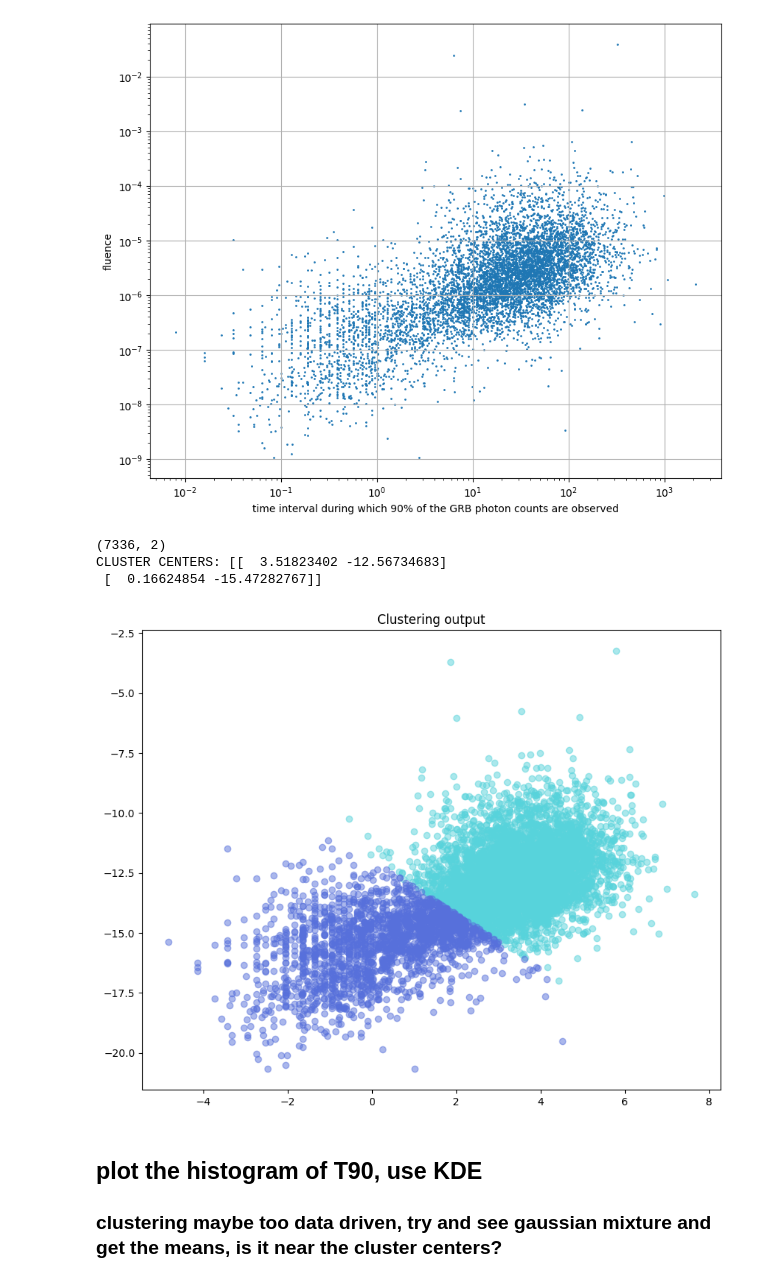
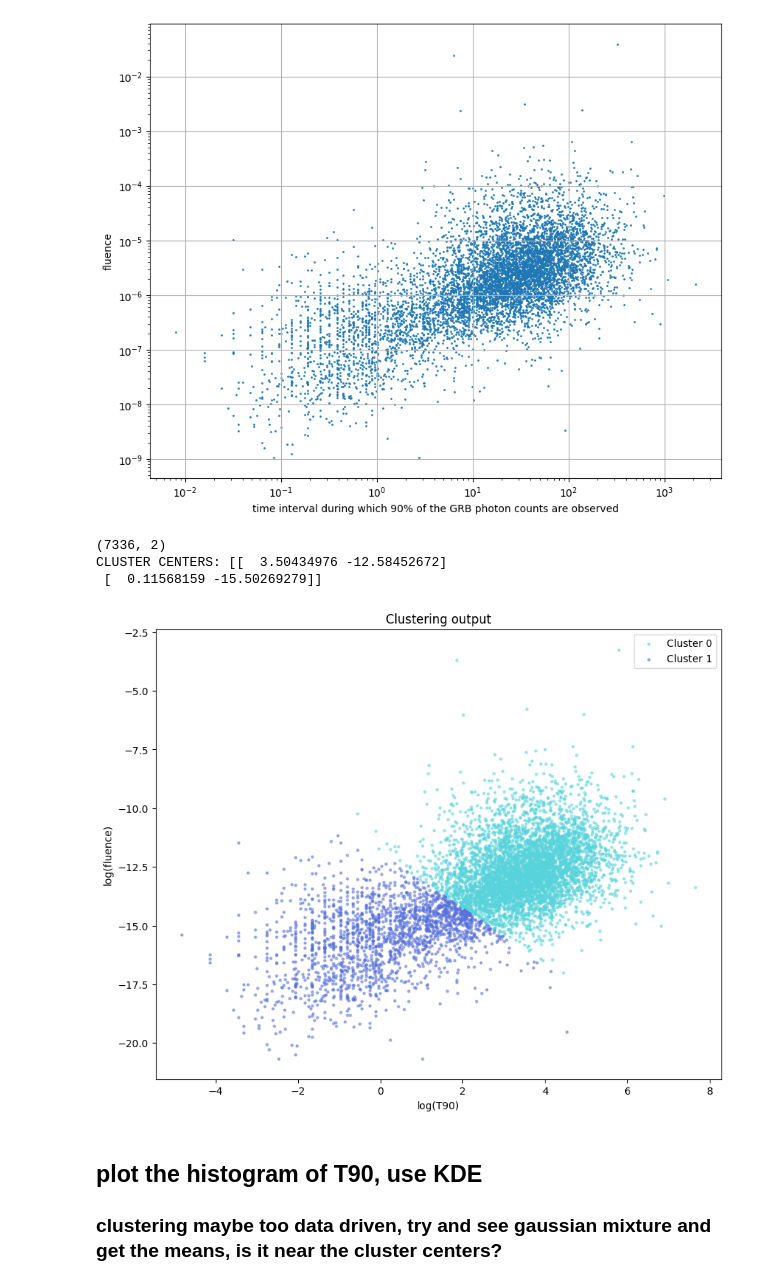
Before and after one commit to malvibellotti/astrostatistics_bicocca_2024, a Jupyter notebook: working/lecture_14_GRB.ipynb, the cells around one changed output. Saved outputs shown, nothing was run; the diff lists cells and outputs as text; code cells hidden in the pictures.

```diff
--- a/working/lecture_14_GRB.ipynb
+++ b/working/lecture_14_GRB.ipynb
@@ -95,38 +95,41 @@ plt.show()
 # %%
 from sklearn.cluster import KMeans
 from sklearn import preprocessing
 
 X = np.array([np.log(T90_masked), np.log(fluence_masked)]).T
 print(X.shape)
 
 
 clf = KMeans(n_clusters=2) #Try 2 clusters to start with
 clf.fit(X)
 centers = clf.cluster_centers_ #location of the clusters
 labels = clf.predict(X) #labels for each of the points
 
 plt.figure(figsize = (10,8))
 
 # plot the data color-coded by cluster id
 colors = sns.color_palette("hls", 8)[4:]
-for ii in range(3):
+for ii in range(2):
     plt.scatter(X[labels==ii,0], X[labels==ii,1],
-                color=colors[ii],alpha=0.5)
+                color=colors[ii],alpha=0.5, s= 5, label = 'Cluster %i'%ii)
 
 # To get some information on these try:
 # KMeans?
 # help(clf)
 
 #plt.xscale('log')
 #plt.yscale('log')
 plt.title('Clustering output');
+plt.xlabel('log(T90)')
+plt.ylabel('log(fluence)')
+plt.legend()
 
 print("CLUSTER CENTERS:", centers)
 # %% [output]
 (7336, 2)
-CLUSTER CENTERS: [[  3.51823402 -12.56734683]
- [  0.16624854 -15.47282767]]
+CLUSTER CENTERS: [[  3.50434976 -12.58452672]
+ [  0.11568159 -15.50269279]]
-[figure, old version]
+[figure, new version]
 # %% [markdown]
 ## plot the histogram of T90, use KDE
 
```
Also changed, not shown: parts of 6 cells of this notebook, 3 other files.
